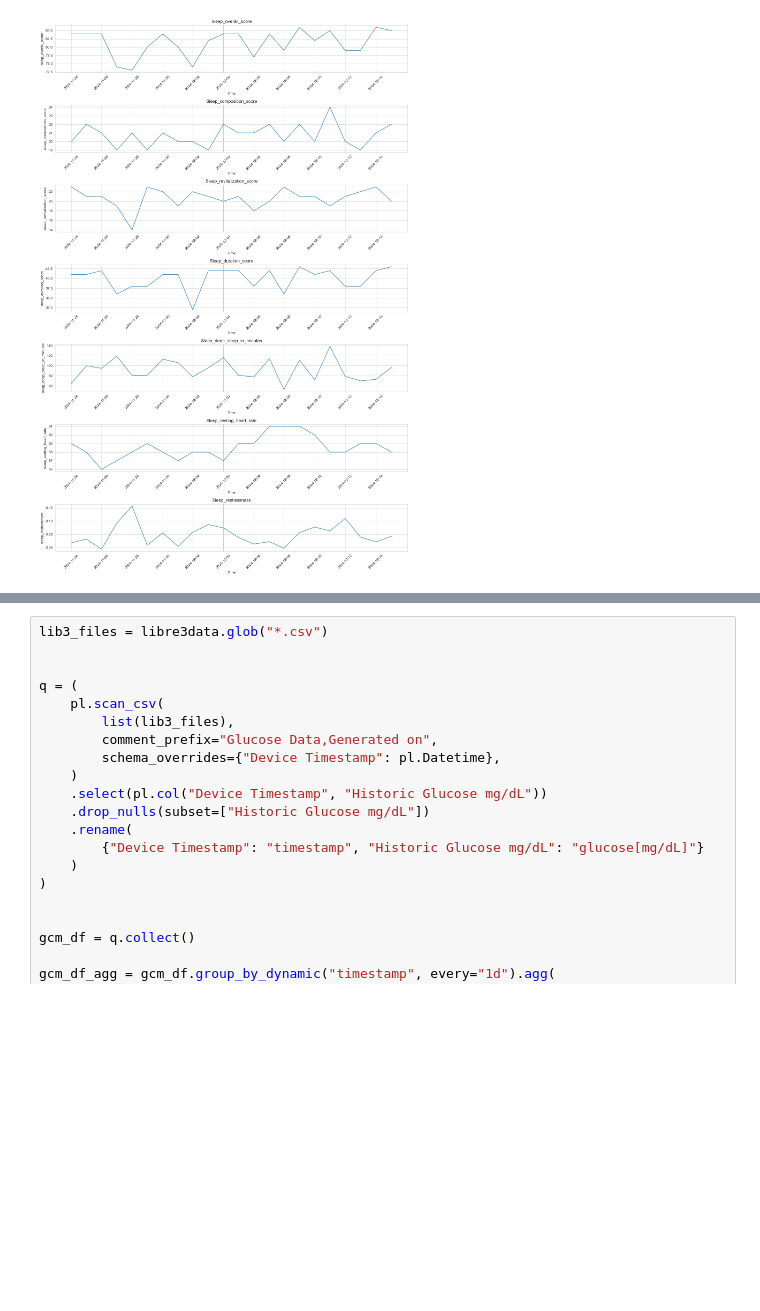
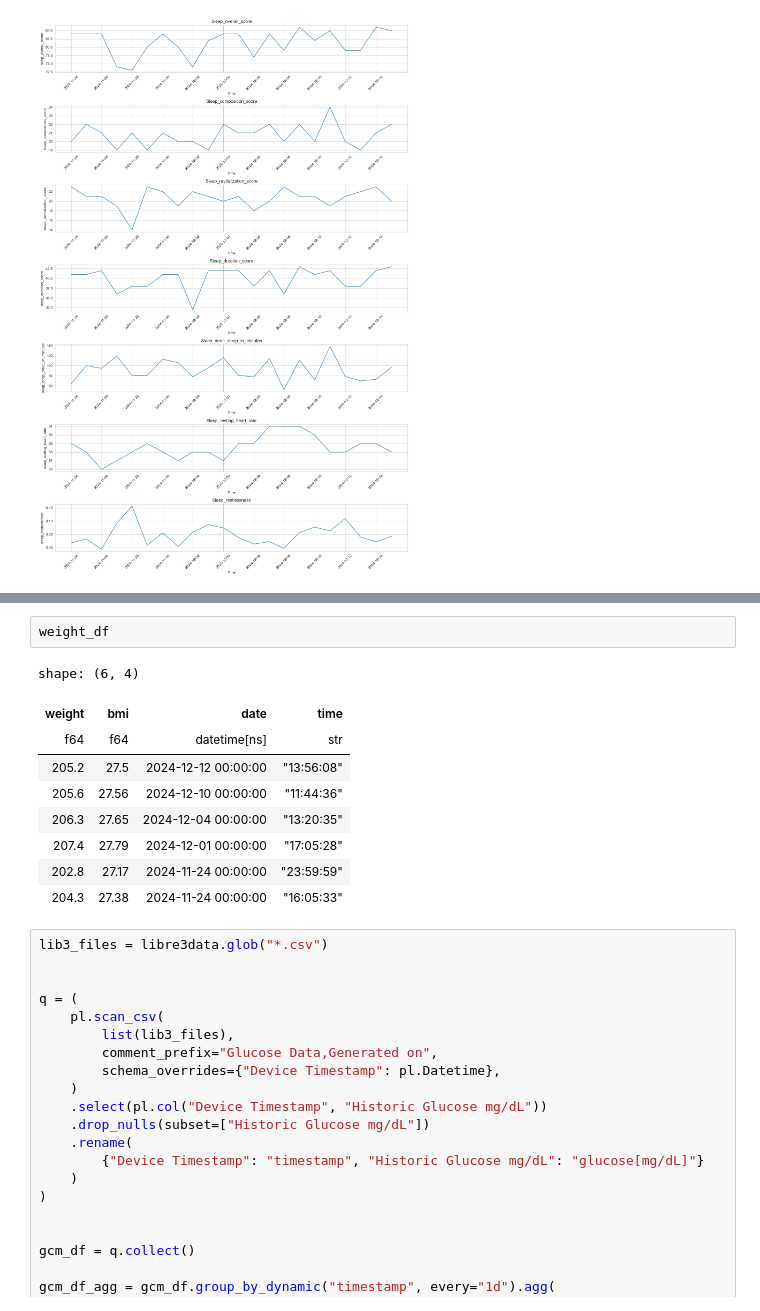
Before and after one commit to roman91DE/fitbitData, a Jupyter notebook: src/main.ipynb, the cells around one changed output, grey strips where cells are left out. Saved outputs shown, nothing was run; the diff lists cells and outputs as text; blank space fills up the shorter version.

```diff
--- a/src/main.ipynb
+++ b/src/main.ipynb
@@ -283,3 +323,15 @@ plot_time_series_all_columns(sleep_df, "sleep_timestamp", "date")
+# %%
+weight_df
+# %% [output]
+shape: (6, 4)
+| weight | bmi | date | time |
+| f64 | f64 | datetime[ns] | str |
+| 205.2 | 27.5 | 2024-12-12 00:00:00 | "13:56:08" |
+| 205.6 | 27.56 | 2024-12-10 00:00:00 | "11:44:36" |
+| 206.3 | 27.65 | 2024-12-04 00:00:00 | "13:20:35" |
+| 207.4 | 27.79 | 2024-12-01 00:00:00 | "17:05:28" |
+| 202.8 | 27.17 | 2024-11-24 00:00:00 | "23:59:59" |
+| 204.3 | 27.38 | 2024-11-24 00:00:00 | "16:05:33" |
 # %%
 lib3_files = libre3data.glob("*.csv")
 
```
Also changed, not shown: parts of 6 cells of this notebook.
